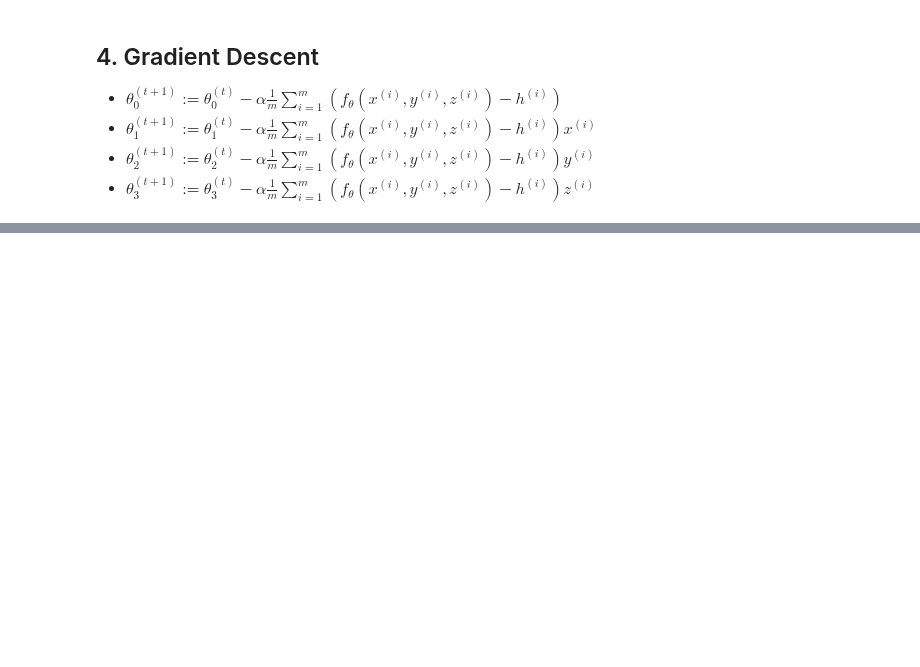
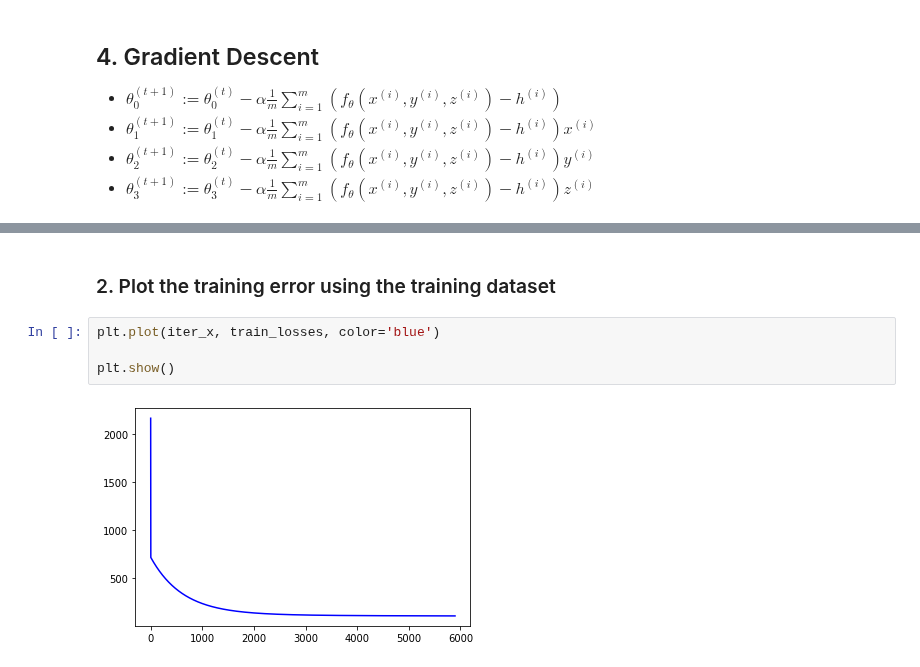
Before and after one commit to cielixer/CAU-MachineLearning2020-1st, a Jupyter notebook: Homework04/multi-var_linear-regression.ipynb, the cells around one changed output, grey strips where cells are left out. Saved outputs shown, nothing was run; the diff lists cells and outputs as text; blank space fills up the shorter version.

```diff
--- a/Homework04/multi-var_linear-regression.ipynb
+++ b/Homework04/multi-var_linear-regression.ipynb
@@ -99,0 +138,8 @@ while testConvergence(train_data, thetas, train_target) == False:
+# %% [markdown]
+### 2. Plot the training error using the training dataset
+# %%
+plt.plot(iter_x, train_losses, color='blue')
+
+plt.show()
+# %% [output]
+[figure, added]
```
Also changed, not shown: parts of 10 cells of this notebook.
